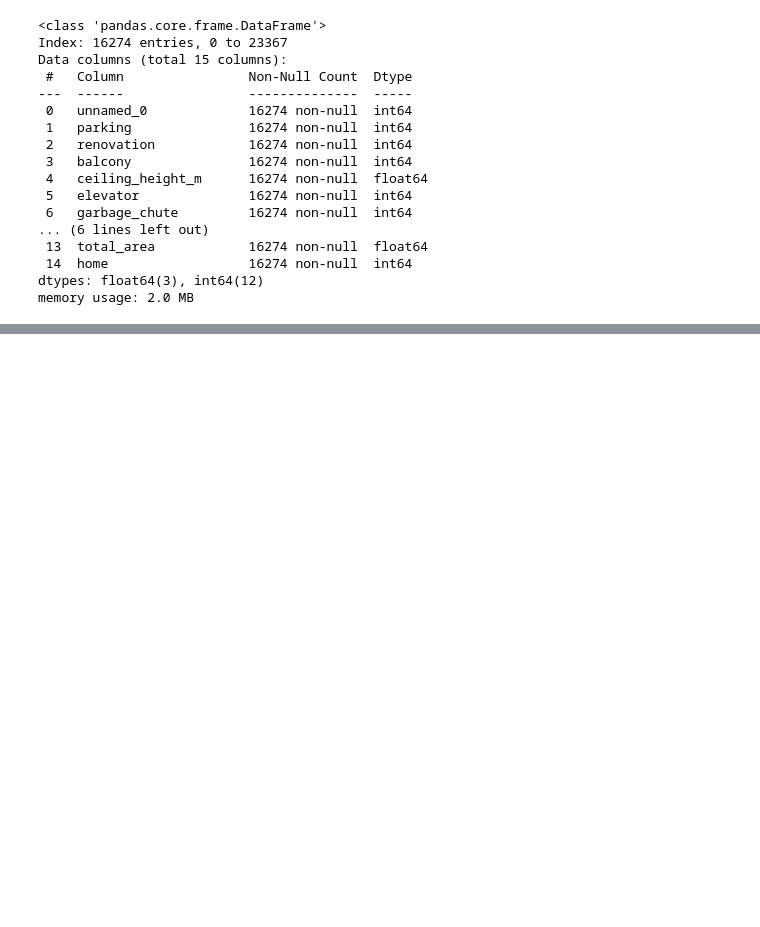
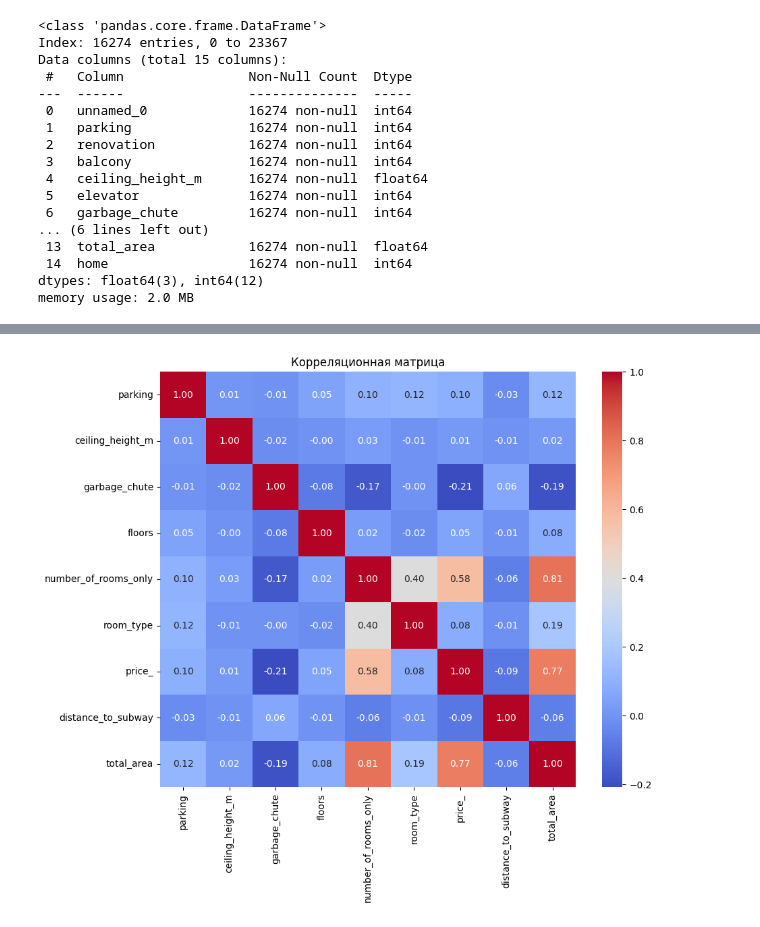
Before and after one commit to Ziiarat/project, a Jupyter notebook: preprocessing.ipynb, the cells around one changed output, grey strips where cells are left out. Drawn from its saved outputs; the diff is of its cells as text; code cells hidden in the pictures; blank space fills up the shorter version.

```diff
--- a/preprocessing.ipynb
+++ b/preprocessing.ipynb
@@ -419,0 +483,23 @@ rent_df.to_csv('gz_data.csv', index=False)
+# %%
+# Выберим значимые признаки
+selected_columns = [
+    'parking',
+    'ceiling_height_m',
+    'garbage_chute',
+    'floors',
+    'number_of_rooms_only',
+    'room_type',
+    'price_',
+    'distance_to_subway',
+    'total_area'
+]
+
+filtered_df = rent_df[selected_columns]
+correlation_matrix = filtered_df.corr()
+# Построение тепловой карты
+plt.figure(figsize=(10, 8))
+sns.heatmap(correlation_matrix, annot=True, fmt='.2f', cmap='coolwarm', square=True)
+plt.title('Корреляционная матрица')
+plt.show()
+# %% [output]
+[figure, added]
```
Also changed, not shown: parts of 6 cells of this notebook.
